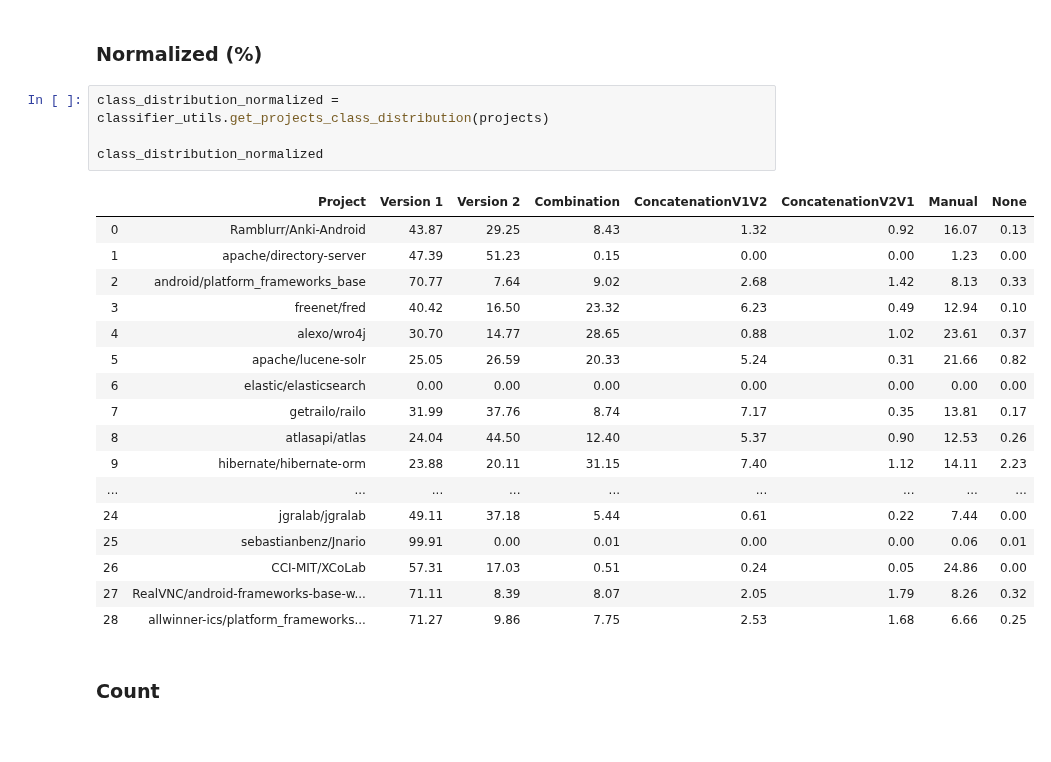
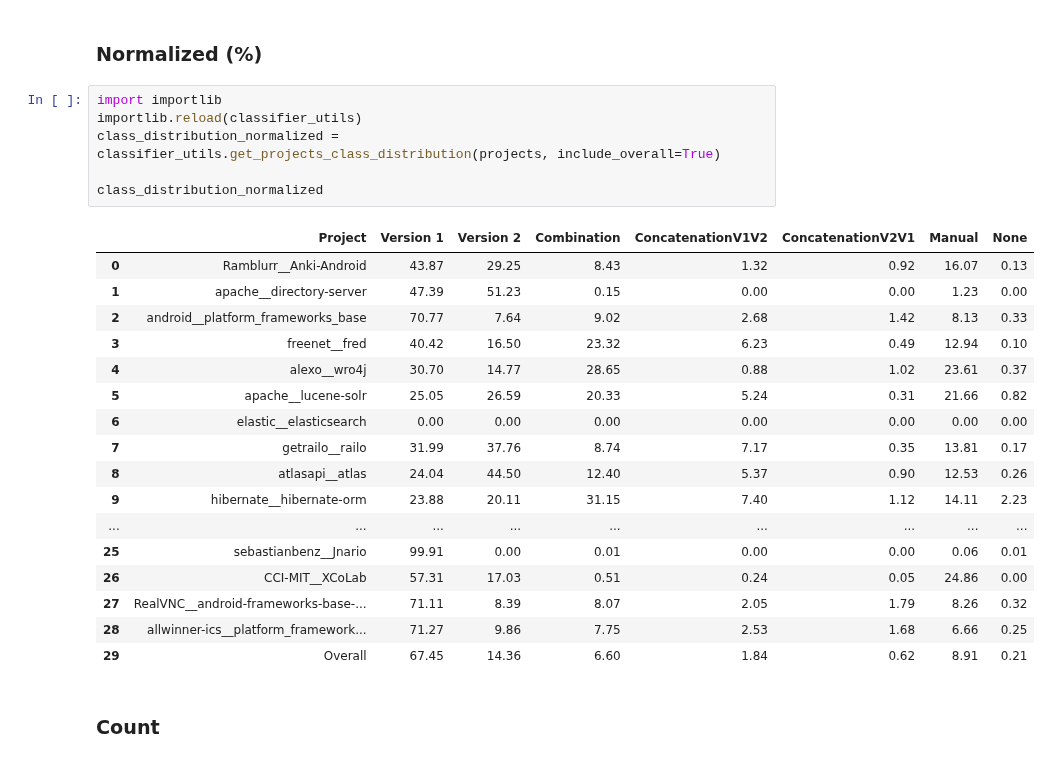
Before and after one commit to gems-uff/mestre, a Jupyter notebook: scripts/classifier/classifiers_comparison.ipynb, the cells around one changed output. Cells and saved outputs as stored; diff of their text form.

Commit message:
Updates classifiers baseline comparison and adds overall distribution

```diff
--- a/scripts/classifier/classifiers_comparison.ipynb
+++ b/scripts/classifier/classifiers_comparison.ipynb
@@ -37,27 +39,29 @@ len(df_na) / len(df_training)
 # %% [markdown]
 ### Normalized (%)
 # %%
-class_distribution_normalized = classifier_utils.get_projects_class_distribution(projects)
+import importlib
+importlib.reload(classifier_utils)
+class_distribution_normalized = classifier_utils.get_projects_class_distribution(projects, include_overall=True)
 
 class_distribution_normalized
 # %% [output]
 |  | Project | Version 1 | Version 2 | Combination | ConcatenationV1V2 | ConcatenationV2V1 | Manual | None |
-| 0 | Ramblurr/Anki-Android | 43.87 | 29.25 | 8.43 | 1.32 | 0.92 | 16.07 | 0.13 |
-| 1 | apache/directory-server | 47.39 | 51.23 | 0.15 | 0.00 | 0.00 | 1.23 | 0.00 |
-| 2 | android/platform_frameworks_base | 70.77 | 7.64 | 9.02 | 2.68 | 1.42 | 8.13 | 0.33 |
-| 3 | freenet/fred | 40.42 | 16.50 | 23.32 | 6.23 | 0.49 | 12.94 | 0.10 |
-| 4 | alexo/wro4j | 30.70 | 14.77 | 28.65 | 0.88 | 1.02 | 23.61 | 0.37 |
-| 5 | apache/lucene-solr | 25.05 | 26.59 | 20.33 | 5.24 | 0.31 | 21.66 | 0.82 |
-| 6 | elastic/elasticsearch | 0.00 | 0.00 | 0.00 | 0.00 | 0.00 | 0.00 | 0.00 |
-| 7 | getrailo/railo | 31.99 | 37.76 | 8.74 | 7.17 | 0.35 | 13.81 | 0.17 |
-| 8 | atlasapi/atlas | 24.04 | 44.50 | 12.40 | 5.37 | 0.90 | 12.53 | 0.26 |
-| 9 | hibernate/hibernate-orm | 23.88 | 20.11 | 31.15 | 7.40 | 1.12 | 14.11 | 2.23 |
+| 0 | Ramblurr__Anki-Android | 43.87 | 29.25 | 8.43 | 1.32 | 0.92 | 16.07 | 0.13 |
+| 1 | apache__directory-server | 47.39 | 51.23 | 0.15 | 0.00 | 0.00 | 1.23 | 0.00 |
+| 2 | android__platform_frameworks_base | 70.77 | 7.64 | 9.02 | 2.68 | 1.42 | 8.13 | 0.33 |
+| 3 | freenet__fred | 40.42 | 16.50 | 23.32 | 6.23 | 0.49 | 12.94 | 0.10 |
+| 4 | alexo__wro4j | 30.70 | 14.77 | 28.65 | 0.88 | 1.02 | 23.61 | 0.37 |
+| 5 | apache__lucene-solr | 25.05 | 26.59 | 20.33 | 5.24 | 0.31 | 21.66 | 0.82 |
+| 6 | elastic__elasticsearch | 0.00 | 0.00 | 0.00 | 0.00 | 0.00 | 0.00 | 0.00 |
+| 7 | getrailo__railo | 31.99 | 37.76 | 8.74 | 7.17 | 0.35 | 13.81 | 0.17 |
+| 8 | atlasapi__atlas | 24.04 | 44.50 | 12.40 | 5.37 | 0.90 | 12.53 | 0.26 |
+| 9 | hibernate__hibernate-orm | 23.88 | 20.11 | 31.15 | 7.40 | 1.12 | 14.11 | 2.23 |
 | ... | ... | ... | ... | ... | ... | ... | ... | ... |
-| 24 | jgralab/jgralab | 49.11 | 37.18 | 5.44 | 0.61 | 0.22 | 7.44 | 0.00 |
-| 25 | sebastianbenz/Jnario | 99.91 | 0.00 | 0.01 | 0.00 | 0.00 | 0.06 | 0.01 |
-| 26 | CCI-MIT/XCoLab | 57.31 | 17.03 | 0.51 | 0.24 | 0.05 | 24.86 | 0.00 |
-| 27 | RealVNC/android-frameworks-base-w... | 71.11 | 8.39 | 8.07 | 2.05 | 1.79 | 8.26 | 0.32 |
-| 28 | allwinner-ics/platform_frameworks... | 71.27 | 9.86 | 7.75 | 2.53 | 1.68 | 6.66 | 0.25 |
+| 25 | sebastianbenz__Jnario | 99.91 | 0.00 | 0.01 | 0.00 | 0.00 | 0.06 | 0.01 |
+| 26 | CCI-MIT__XCoLab | 57.31 | 17.03 | 0.51 | 0.24 | 0.05 | 24.86 | 0.00 |
+| 27 | RealVNC__android-frameworks-base-... | 71.11 | 8.39 | 8.07 | 2.05 | 1.79 | 8.26 | 0.32 |
+| 28 | allwinner-ics__platform_framework... | 71.27 | 9.86 | 7.75 | 2.53 | 1.68 | 6.66 | 0.25 |
+| 29 | Overall | 67.45 | 14.36 | 6.60 | 1.84 | 0.62 | 8.91 | 0.21 |
 # %% [markdown]
 ### Count
 # %%
```
Also changed, not shown: parts of 7 cells of this notebook, 2 other files.
